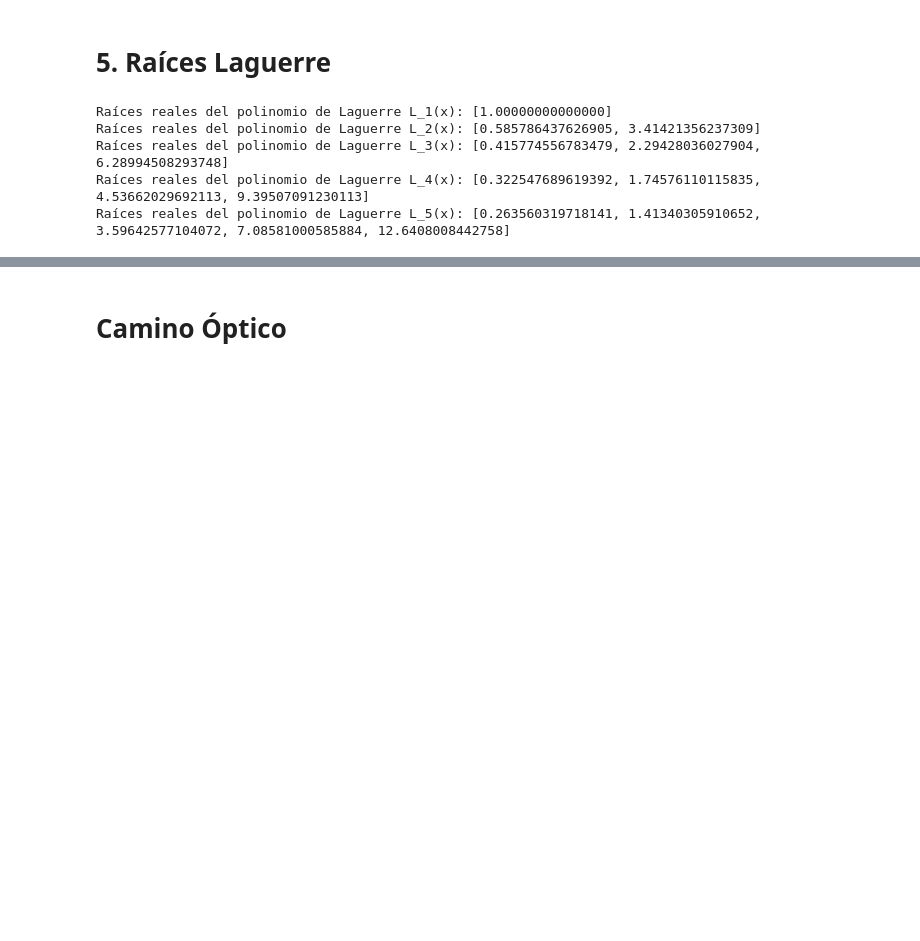
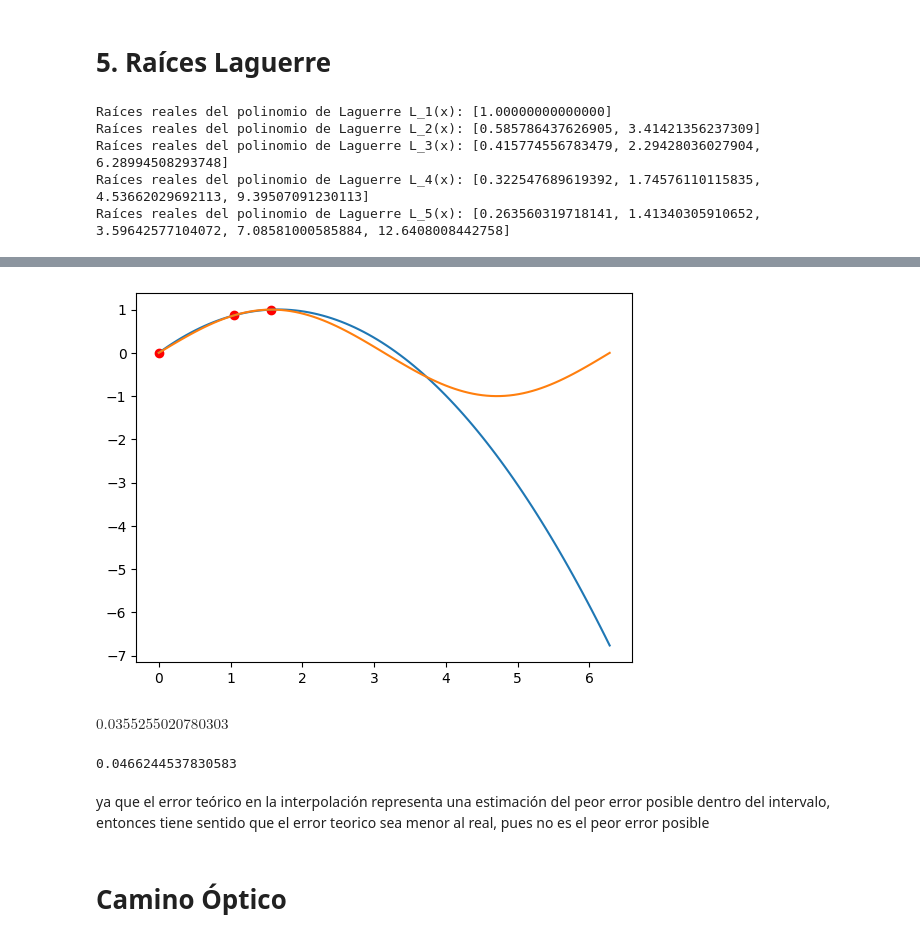
Before and after one commit to Dracomp89/Eduardo-Phillips---202115611-Juan-Esteban-Sanchez---202213476, a Jupyter notebook: Parcial_1/Parcial1_Eduardo_Phillips.ipynb, the cells around one changed output, grey strips where cells are left out. Cells and saved outputs as stored; diff of their text form; code cells hidden in the pictures; blank space fills up the shorter version.

```diff
--- a/Parcial_1/Parcial1_Eduardo_Phillips.ipynb
+++ b/Parcial_1/Parcial1_Eduardo_Phillips.ipynb
@@ -37,2 +50,59 @@ Raíces reales del polinomio de Laguerre L_5(x): [0.263560319718141, 1.413403059
+# %%
+
+
+def Lagrange(x,X,i):
+
+  L = 1
+  for j in range(len(X)):
+    if i != j:
+      L *= (x-X[j])/(X[i]-X[j])
+  return L
+
+
+def Interpolate(x,X,Y):
+
+  Poly = 0
+  for i in range(len(X)):
+    Poly += Y[i]*Lagrange(x,X,i)
+  return Poly
+
+
+x1=np.linspace(0,2*np.pi,100)
+Y2=Interpolate(x1,X,Y)
+plt.plot(x1,Y2)
+plt.plot(x1,np.sin(x1))
+plt.scatter(X,Y, color="red")
+plt.show()
+# %% [output]
+[figure, added]
+# %%
+x2=sym.Symbol("x")
+Error=abs(Interpolate(x2,X,Y).subs(x2,np.pi/8)-np.sin(np.pi/8))
+Error
+# %% [output]
+$\displaystyle 0.0355255020780303$
+# %%
+def error_teorico(f, X , xi):
+  n=len(X)
+  x=sym.Symbol("x")
+  dfn=sym.diff(f,x,n)
+  x0=X[0]
+  x1=X[1]
+  x2=X[2]
+  l=sym.lambdify(x,dfn)
+  # Calcular el término del error
+  error = (l(xi) / np.math.factorial(3)) * (x - x0) * (x - x1) * (x - x2)
+  return abs(error)
+
+f=sym.sin(x)
+
+xi = np.pi / 8
+
+print(error_teorico(f, X , xi).subs(x,xi))
+# %% [output]
+0.0466244537830583
+# %% [markdown]
+
+ya que el error teórico en la interpolación representa una estimación del peor error posible dentro del intervalo, entonces tiene sentido que el error teorico sea menor al real, pues no es el peor error posible
 # %% [markdown]
 # Camino Óptico
```
Also changed, not shown: parts of 9 cells of this notebook.
